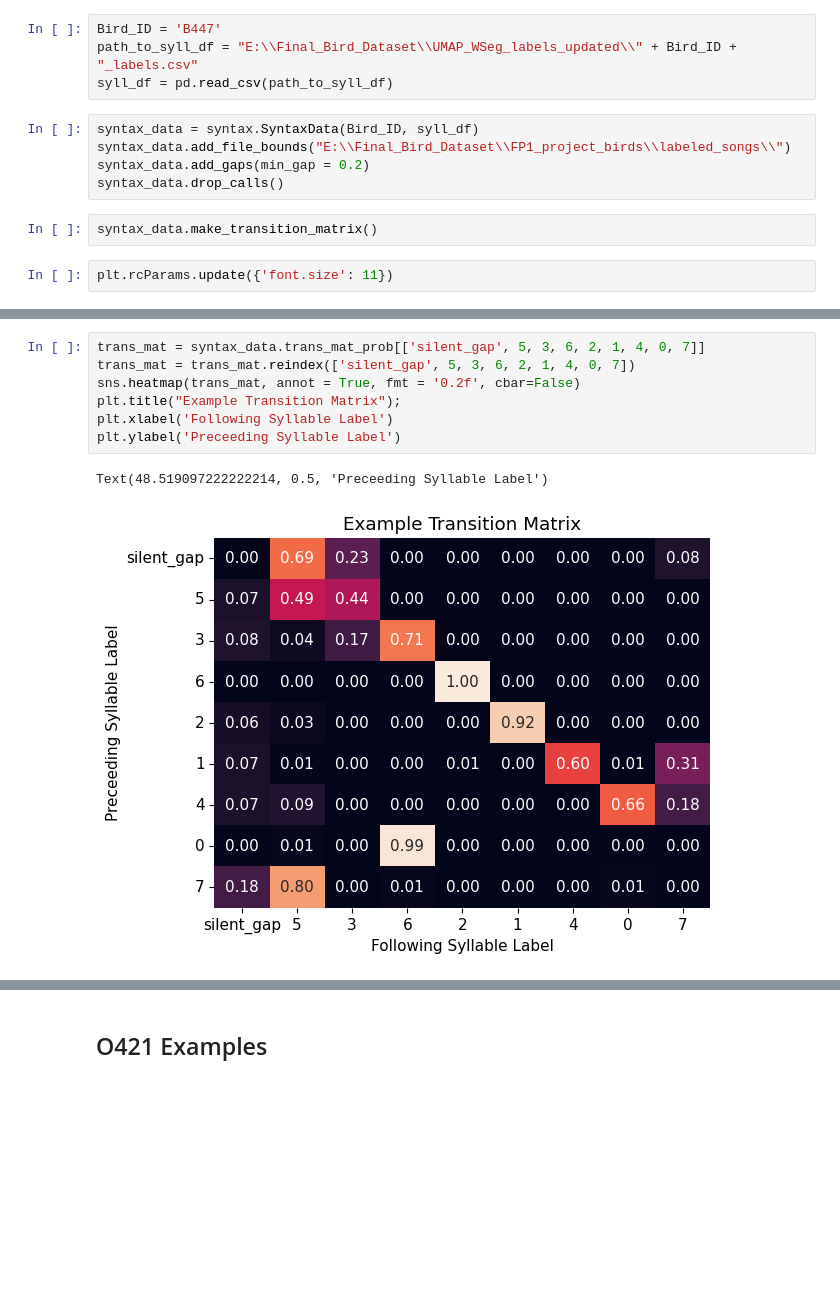
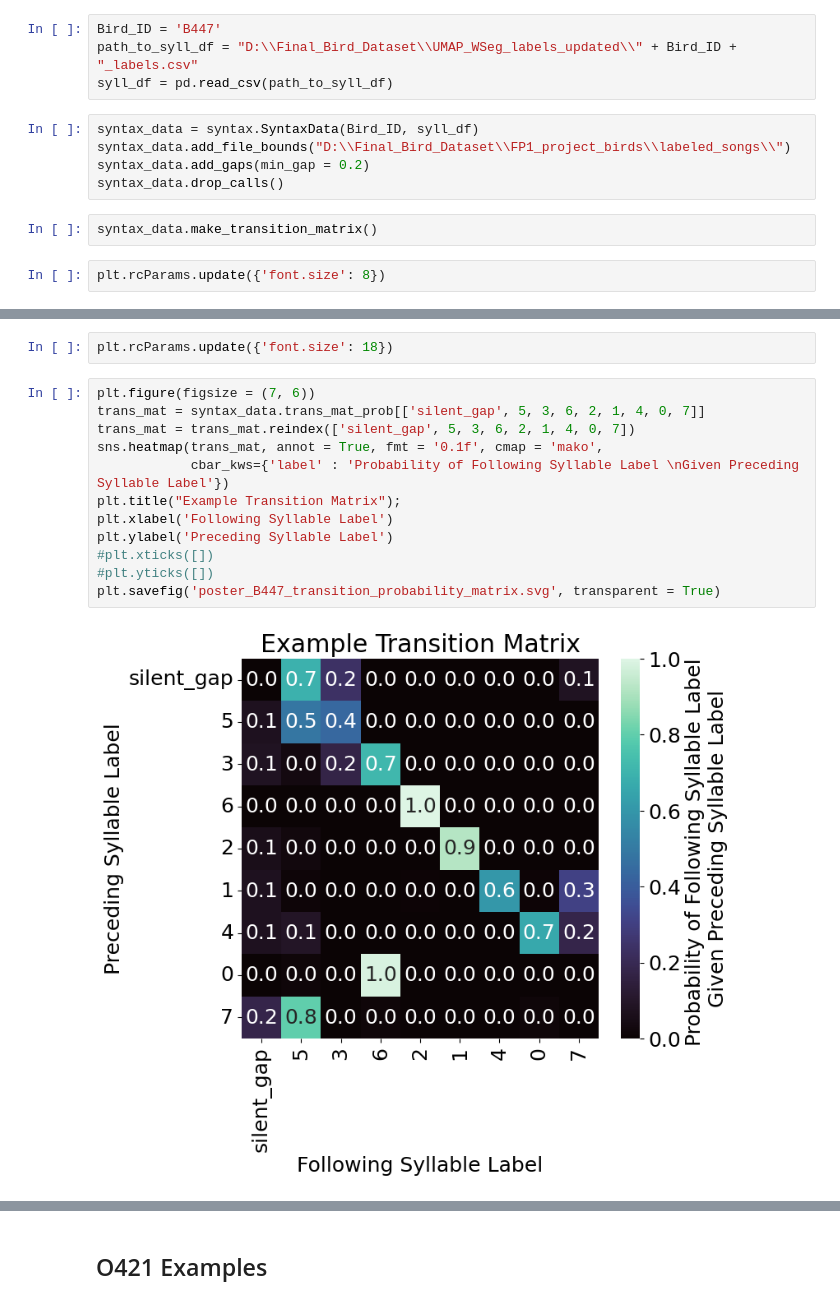
Before and after one commit to theresekoch/AVN_paper, a Jupyter notebook: 02 - Syntax/01 - Syntax Visualizations.ipynb, the cells around one changed output, grey strips where cells are left out. Cells and saved outputs as stored; diff of their text form; blank space fills up the shorter version.

```diff
--- a/02 - Syntax/01 - Syntax Visualizations.ipynb
+++ b/02 - Syntax/01 - Syntax Visualizations.ipynb
@@ -14,15 +14,15 @@ import numpy as np
 ## B447 Example Figures
 # %%
 Bird_ID = 'B447'
-path_to_syll_df = "E:\\Final_Bird_Dataset\\UMAP_WSeg_labels_updated\\" + Bird_ID + "_labels.csv"
+path_to_syll_df = "D:\\Final_Bird_Dataset\\UMAP_WSeg_labels_updated\\" + Bird_ID + "_labels.csv"
 syll_df = pd.read_csv(path_to_syll_df)
 # %%
 syntax_data = syntax.SyntaxData(Bird_ID, syll_df)
-syntax_data.add_file_bounds("E:\\Final_Bird_Dataset\\FP1_project_birds\\labeled_songs\\")
+syntax_data.add_file_bounds("D:\\Final_Bird_Dataset\\FP1_project_birds\\labeled_songs\\")
 syntax_data.add_gaps(min_gap = 0.2)
 syntax_data.drop_calls()
 # %%
 syntax_data.make_transition_matrix()
 # %%
-plt.rcParams.update({'font.size': 11})
+plt.rcParams.update({'font.size': 8})
 # %%
@@ -40,10 +55,16 @@ Text(18.51909722222222, 0.5, 'Preceeding Syllable Label')
+# %%
+plt.rcParams.update({'font.size': 18})
 # %%
+plt.figure(figsize = (7, 6))
 trans_mat = syntax_data.trans_mat_prob[['silent_gap', 5, 3, 6, 2, 1, 4, 0, 7]]
 trans_mat = trans_mat.reindex(['silent_gap', 5, 3, 6, 2, 1, 4, 0, 7])
-sns.heatmap(trans_mat, annot = True, fmt = '0.2f', cbar=False)
+sns.heatmap(trans_mat, annot = True, fmt = '0.1f', cmap = 'mako',
+            cbar_kws={'label' : 'Probability of Following Syllable Label \nGiven Preceding Syllable Label'})
 plt.title("Example Transition Matrix");
 plt.xlabel('Following Syllable Label')
-plt.ylabel('Preceeding Syllable Label')
+plt.ylabel('Preceding Syllable Label')
+#plt.xticks([])
+#plt.yticks([])
+plt.savefig('poster_B447_transition_probability_matrix.svg', transparent = True)
 # %% [output]
-Text(48.519097222222214, 0.5, 'Preceeding Syllable Label')
-[figure, old version]
+[figure, new version]
```
Also changed, not shown: parts of 16 cells of this notebook, 2 other files.
